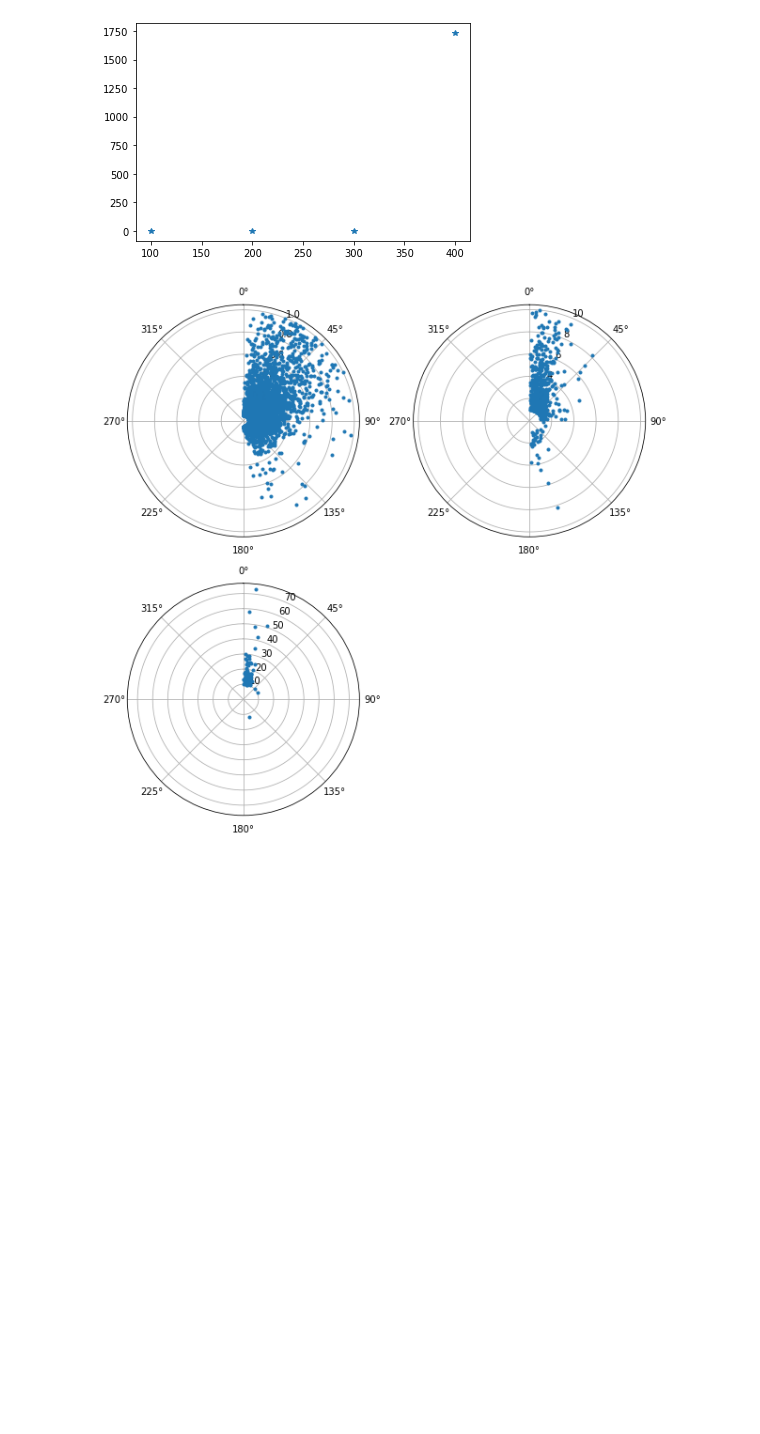
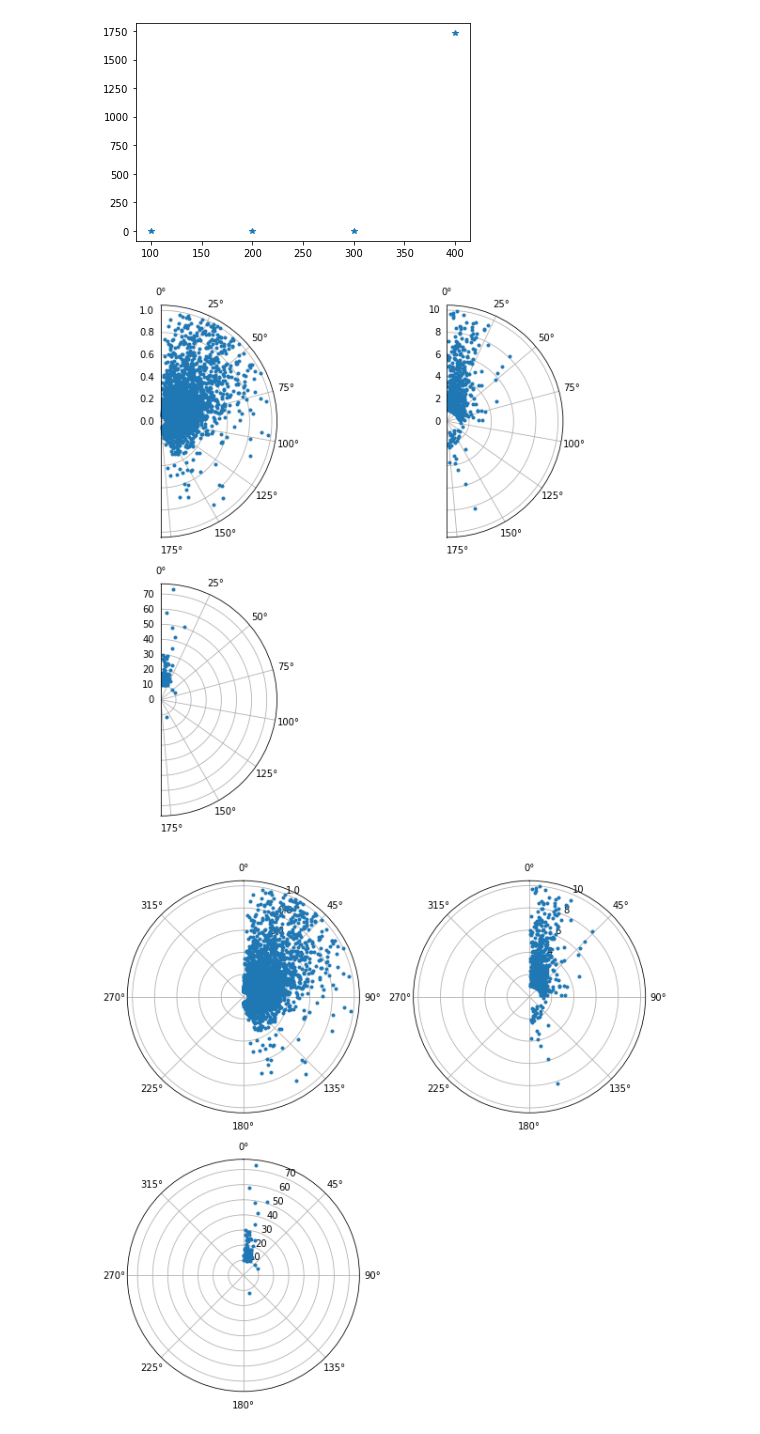
Before and after one commit to Zelenyy/phd-code, a Jupyter notebook: notebooks/05.Dwyer2003.ipynb, the cells around one changed output. Drawn from its saved outputs; the diff is of its cells as text; code cells hidden in the pictures; blank space fills up the shorter version.

```diff
--- a/notebooks/05.Dwyer2003.ipynb
+++ b/notebooks/05.Dwyer2003.ipynb
@@ -224,3 +208,37 @@ def polar(path, target_node="gamma", cellHeight = 400):
+# %%
+path = "/mnt/storage2/phd/data/thunderstorm/dwyer2003/test_dwayer2003.hdf5"
+paths = find_by_meta(path,target_node="gamma", values_gdml_cellHeight=400)
+with tables.open_file(path) as h5file:
+    for i, path in enumerate(paths):
+        table = h5file.get_node(path)
+        data = table.read()
+# %%
+def plot(data):
+    plt.figure(figsize = (10,10))
+    indx = data["energy"] < 1
+    ax = plt.subplot(221, projection='polar')
+    ax.plot(data["theta"][indx], data["energy"][indx], ".")
+    ax.set_theta_zero_location("N")  # theta=0 at the top
+    ax.set_theta_direction(-1)
+    ax.set_thetalim(0, np.pi)
+
+    indx = np.logical_and(data["energy"] > 1, data["energy"] < 10)
+    ax = plt.subplot(222, projection='polar')
+    ax.plot(data["theta"][indx], data["energy"][indx], ".")
+    ax.set_theta_zero_location("N")  # theta=0 at the top
+    ax.set_theta_direction(-1)
+    ax.set_thetalim(0, np.pi)
+    indx = data["energy"] > 10
+    ax = plt.subplot(223, projection='polar')
+    ax.plot(data["theta"][indx], data["energy"][indx], ".")
+    ax.set_theta_zero_location("N")  # theta=0 at the top
+    ax.set_theta_direction(-1)
+    ax.set_thetalim(0, np.pi)
+    plt.savefig("polar.png", dpi=600)
+# %%
+plot(data)
+# %% [output]
+[figure, added]
 # %%
 polar(path)
 # %% [output]
```
Also changed, not shown: parts of 4 cells of this notebook, 44 other files.
